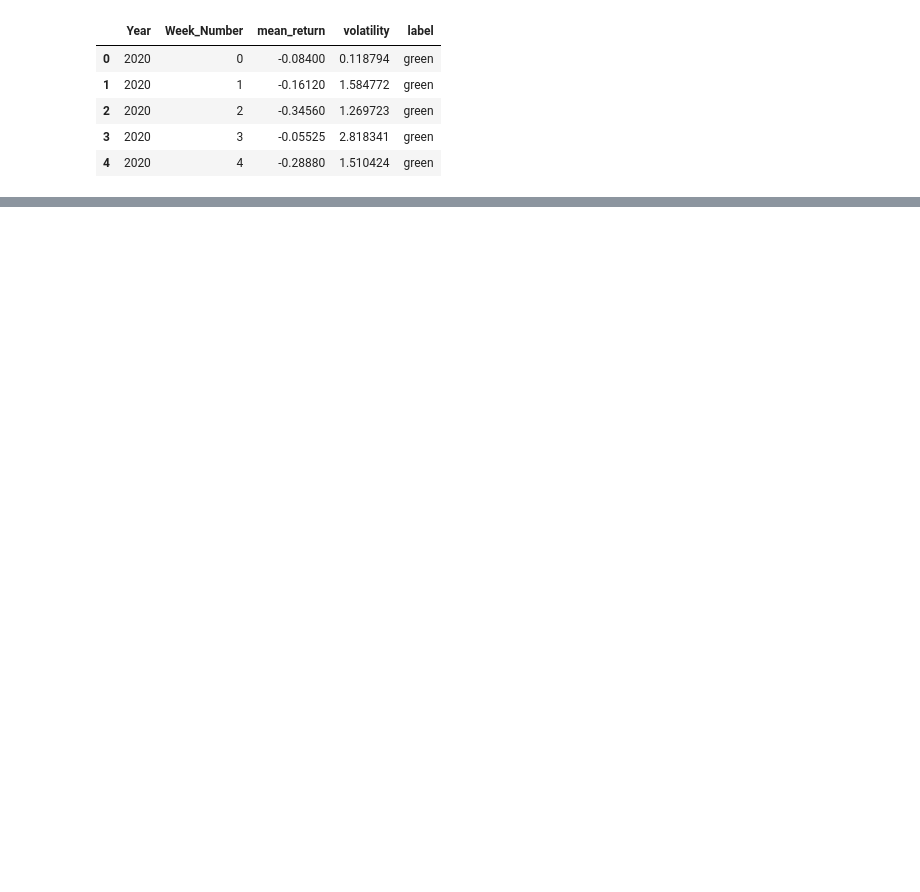
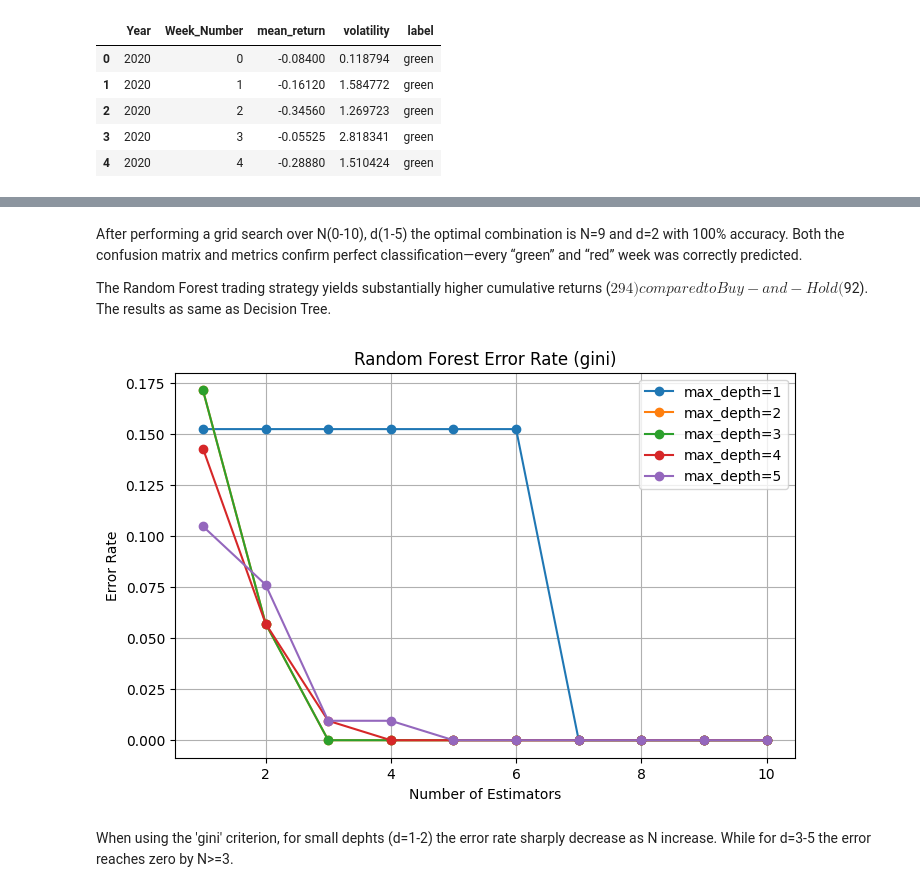
Before and after one commit to dinarazhorabek/ds_projects, a Jupyter notebook: Inertia Trading/tree_rf_adaboost_hamming.ipynb, the cells around one changed output, grey strips where cells are left out. Saved outputs shown, nothing was run; the diff lists cells and outputs as text; code cells hidden in the pictures; blank space fills up the shorter version.

```diff
--- a/Inertia Trading/tree_rf_adaboost_hamming.ipynb
+++ b/Inertia Trading/tree_rf_adaboost_hamming.ipynb
@@ -170,0 +257,42 @@ DecisionTreeClassifier()
+# %% [markdown]
+After performing a grid search over N(0-10), d(1-5) the optimal combination is N=9 and d=2 with 100% accuracy. Both the confusion matrix and metrics confirm perfect classification—every “green” and “red” week was correctly predicted.
+
+The Random Forest trading strategy yields substantially higher cumulative returns ($294) compared to Buy-and-Hold ($92). The results as same as Decision Tree.
+# %%
+# gini
+features = ['mean_return', 'volatility']
+X_train = train_df[features].values
+le = LabelEncoder()
+Y_train = le.fit_transform(train_df['label'].values)
+
+X_test = test_df[features].values
+Y_test = le.transform(test_df['label'].values)
+
+
+subtrees_num=np.arange(1, 11)
+depths=np.arange(1, 6)
+results = []
+for n in subtrees_num:
+    for d in depths:
+        model = RandomForestClassifier(n_estimators=n, max_depth=d, criterion='gini', random_state=79)
+        model.fit(X_train, Y_train)
+        predicted = model.predict(X_test)
+        err_rate = np.mean(predicted != Y_test)
+        results.append((n, d, err_rate))
+
+
+results_df = pd.DataFrame(results, columns=['n_estimators', 'max_depth', 'error_rate'])
+plt.figure(figsize=(8,5))
+for d in depths:
+    subset = results_df[results_df['max_depth'] == d].sort_values('n_estimators')
+    plt.plot(subset['n_estimators'], subset['error_rate'], marker='o', label=f'max_depth={d}')
+plt.xlabel('Number of Estimators')
+plt.ylabel('Error Rate')
+plt.title('Random Forest Error Rate (gini)')
+plt.legend()
+plt.grid()
+plt.show()
+# %% [output]
+[figure, added]
+# %% [markdown]
+When using the 'gini' criterion, for small dephts (d=1-2) the error rate sharply decrease as N increase. While for d=3-5 the error reaches zero by N>=3.
```
Also changed, not shown: parts of 22 cells of this notebook.
